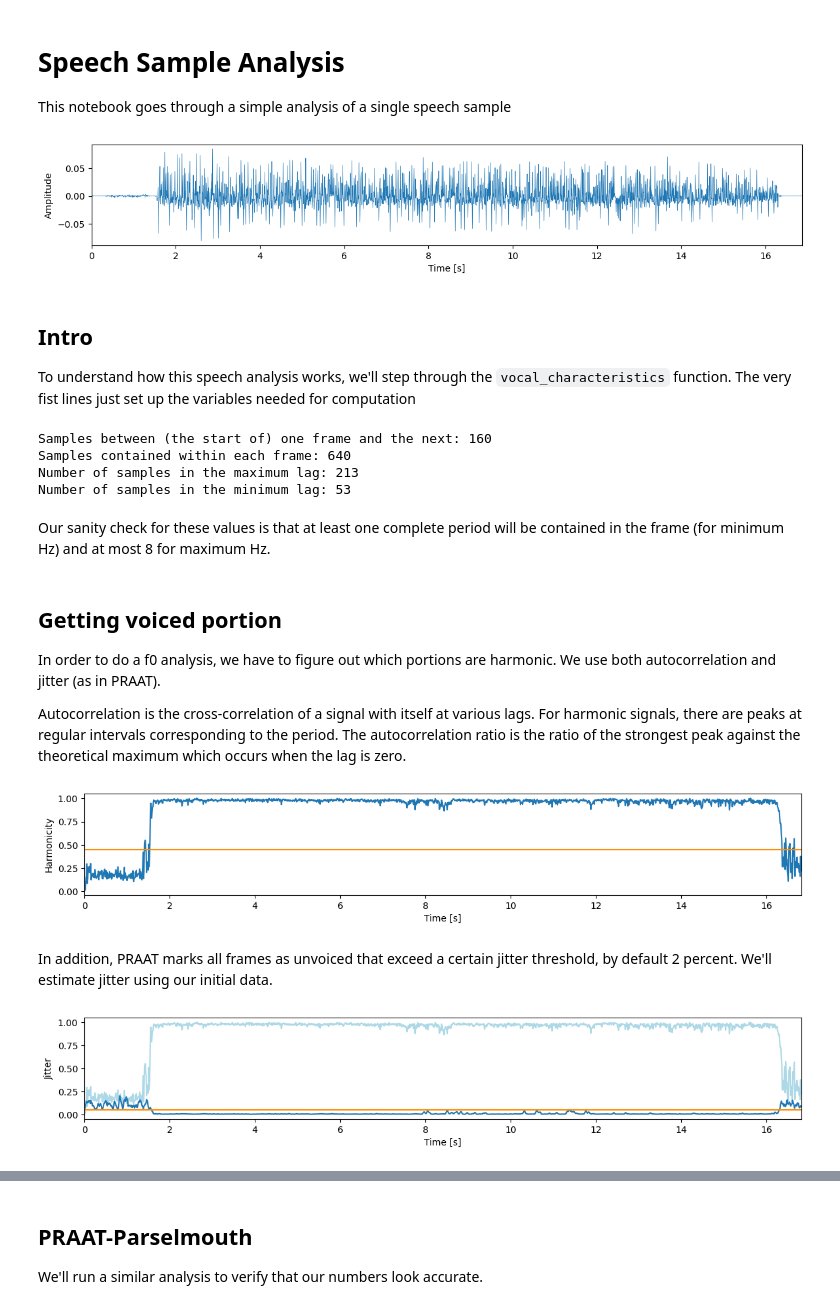
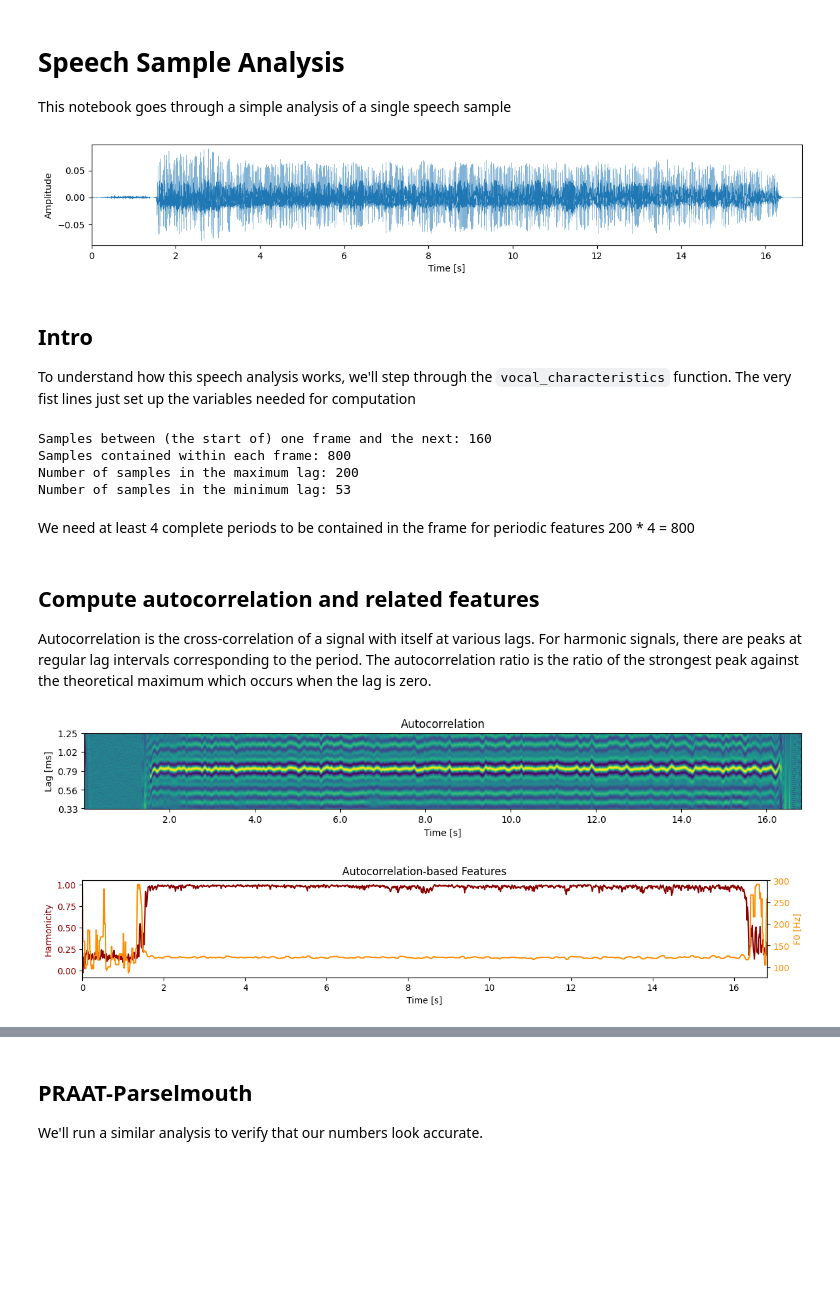
Before and after one commit to pplantinga/ParkinsonSpeechAI, a Jupyter notebook: voice-analysis.ipynb, the cells around one changed output, grey strips where cells are left out. Cells and saved outputs as stored; diff of their text form; code cells hidden in the pictures; blank space fills up the shorter version.

```diff
--- a/voice-analysis.ipynb
+++ b/voice-analysis.ipynb
@@ -17,27 +18,27 @@ plt.rcParams["figure.figsize"] = (14,2)
 plt.rcParams['axes.xmargin'] = 0
 
 # Downsample to reduce number of points on the plot
-downsample_factor = 100
+downsample_factor = 20
 xs = torch.arange(len(audio[0,::downsample_factor])) / sample_rate * downsample_factor
 plt.plot(xs, audio[0,::downsample_factor], linewidth=.5)
 plt.xlabel("Time [s]")
 plt.ylabel("Amplitude")
 plt.show()
 # %% [output]
-[figure, old version]
+[figure, new version]
 # %% [markdown]
 ## Intro
 
 To understand how this speech analysis works, we'll step through the `vocal_characteristics` function. The very fist lines
 just set up the variables needed for computation
 # %%
-# Frequency of human speech is usually between 75-300 Hz
-min_f0_Hz = 75
+# Frequency of human speech is usually between 100-300 Hz
+min_f0_Hz = 80
 max_f0_Hz = 300
 
 # A new window of 0.04 second length every 0.01 seconds
 step_size = 0.01
-window_size = 0.04
+window_size = 0.05
 
 # Do some number manipulations
 step_samples = int(step_size * sample_rate)
@@ -51,52 +52,57 @@ print("Number of samples in the maximum lag:", max_lag)
 print("Number of samples in the minimum lag:", min_lag)
 # %% [output]
 Samples between (the start of) one frame and the next: 160
-Samples contained within each frame: 640
-Number of samples in the maximum lag: 213
+Samples contained within each frame: 800
+Number of samples in the maximum lag: 200
 Number of samples in the minimum lag: 53
 # %% [markdown]
-Our sanity check for these values is that at least one complete period will be contained in the frame (for minimum Hz) and at most 8 for maximum Hz.
+We need at least 4 complete periods to be contained in the frame for periodic features 200 * 4 = 800
 # %% [markdown]
-## Getting voiced portion
-
-In order to do a f0 analysis, we have to figure out which portions are harmonic. We use both autocorrelation and jitter (as in PRAAT).
+## Compute autocorrelation and related features
 
 Autocorrelation is the cross-correlation of a signal with itself at various lags.
-For harmonic signals, there are peaks at regular intervals corresponding to the period.
+For harmonic signals, there are peaks at regular lag intervals corresponding to the period.
 The autocorrelation ratio is the ratio of the strongest peak against the theoretical maximum
 which occurs when the lag is zero.
 # %%
 # Split into frames, and compute autocorrelation for each frame
 frames = audio.view(1, -1).unfold(-1, window_samples, step_samples)
 autocorrelation = autocorrelate(frames)
 
-# Use autocorrelation to compute harmonicity and best lags
-kbest_scores = torch.topk(autocorrelation[:, min_lag:max_lag], k=15, dim=-1)
-harmonicity = kbest_scores.values[:, 0]
-kbest_lags = kbest_scores.indices + min_lag
+# Use autocorrelation to estimate harmonicity and best lags
+harmonicity, lags = autocorrelation[:, :, min_lag:max_lag].max(dim=-1)
+lags = torch.nn.functional.pad(lags, pad=(3, 3))
+best_lags, _ = lags.unfold(-1, 7, 1).median(dim=-1)
 
-harmonicity_threshold = 0.45
+# Re-add the min_lag back in after previous step removed it
+best_lags = best_lags + min_lag
+estimated_f0 = sample_rate / best_lags
 
-xs = torch.arange(len(harmonicity)) * step_size
-plt.plot(xs, harmonicity)
+xs = torch.arange(len(harmonicity[0])) * step_size
+
+# Show autocorrelation from min lag to max lag
+plt.imshow(autocorrelation[0, :, min_lag:max_lag].transpose(0,1), aspect=1.2, origin="lower")
+plt.title("Autocorrelation")
+plt.ylabel("Lag [ms]")
 plt.xlabel("Time [s]")
-plt.ylabel("Harmonicity")
-plt.axhline(y = harmonicity_threshold, color="darkorange")
+xticks = (torch.arange(1, 9) * 2 / step_size).int().tolist()
+plt.xticks(xticks, xs[xticks].tolist())
+yticks = torch.linspace(0, max_lag - min_lag, 5).int()
+plt.yticks(yticks.tolist(), ((yticks + min_lag) / 160).numpy().round(decimals=2))
 plt.show()
+
+# Show autocorrelation-based features, harmonicity (usually represented in log scale as HNR) and f0
+fig, ax1 = plt.subplots()
+ax1.set_title("Autocorrelation-based Features")
+ax1.set_ylabel("Harmonicity", color="darkred")
+ax1.set_xlabel("Time [s]")
+ax1.plot(xs, harmonicity[0], color="darkred")
+ax1.tick_params(axis="y", labelcolor="darkred")
+ax2 = ax1.twinx()
+ax2.set_ylabel("F0 [Hz]", color="darkorange")
+ax2.plot(xs, estimated_f0[0], color="darkorange")
+ax2.tick_params(axis="y", labelcolor="darkorange")
+plt.show()
 # %% [output]
-[figure, old version]
+[figure, new version]
+[figure, added]
-# %% [markdown]
-In addition, PRAAT marks all frames as unvoiced that exceed a certain jitter threshold, by default 2 percent. We'll estimate jitter using our initial data.
-# %%
-# Compute period-based features, dividing frames based on median best lag
-jitter, shimmer = compute_periodic_features(audio.squeeze(), kbest_lags[:, 0])
-jitter_threshold = 0.05
-
-plt.plot(xs, harmonicity, color="lightblue")
-plt.plot(xs, jitter)
-plt.xlabel("Time [s]")
-plt.ylabel("Jitter")
-plt.axhline(y = jitter_threshold, color="darkorange")
-plt.show()
-# %% [output]
-[figure, removed]
```
Also changed, not shown: parts of 76 cells of this notebook.
